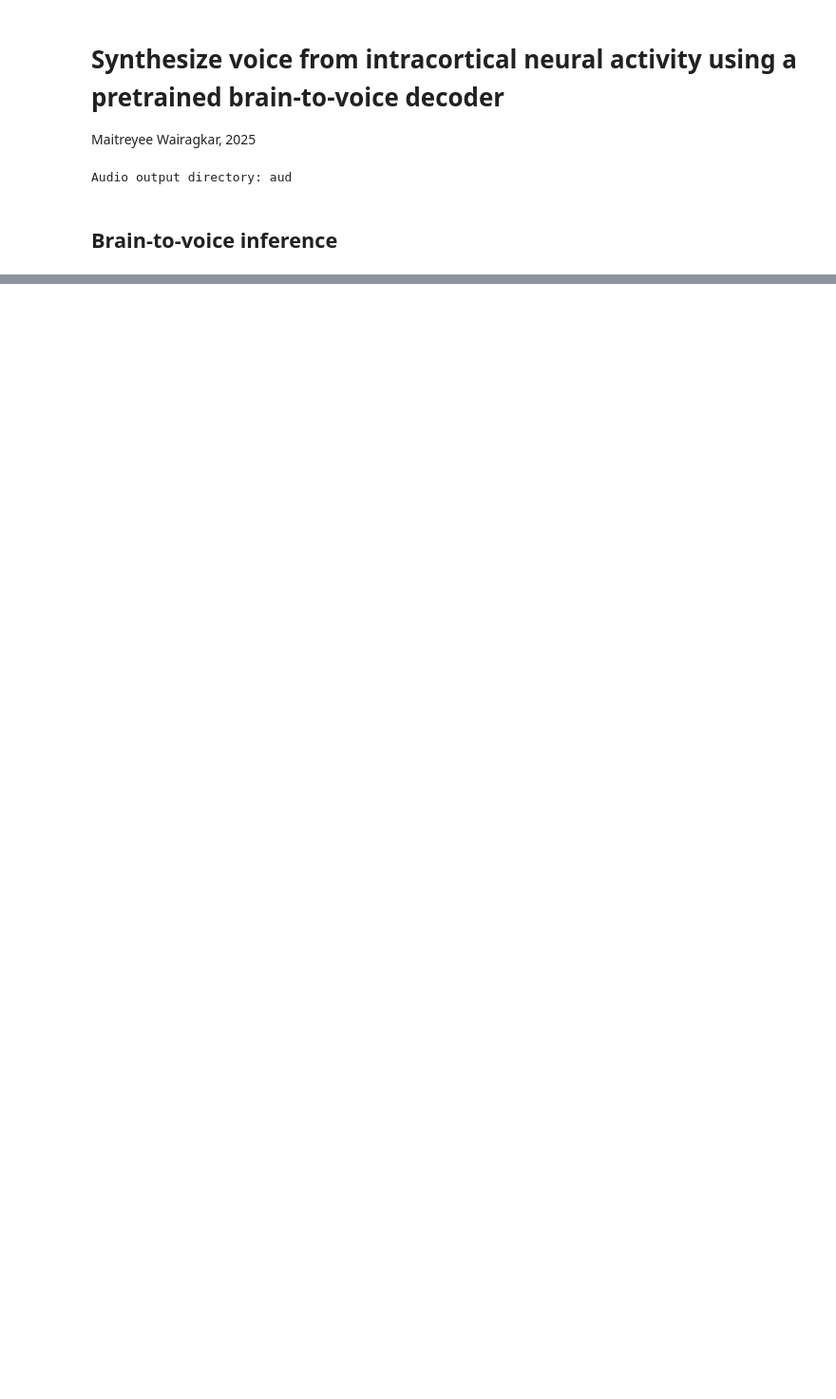
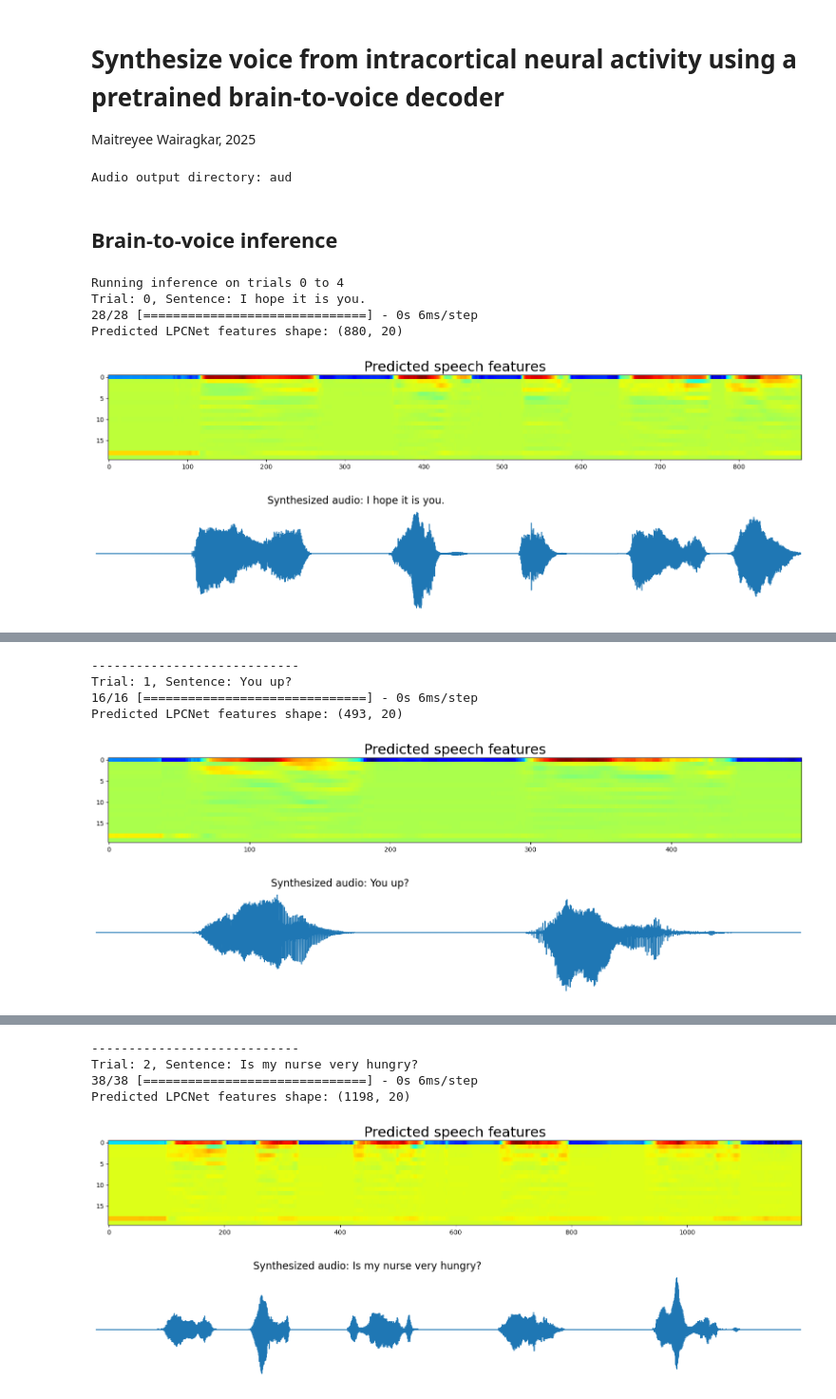
Before and after one commit to Neuroprosthetics-Lab/brain-to-voice-2025, a Jupyter notebook: inference.ipynb, the cells around one changed output, grey strips where cells are left out. Shown at 95% size. Saved outputs shown, nothing was run; the diff lists cells and outputs as text; code cells hidden in the pictures; blank space fills up the shorter version.

Commit message:
add brain-to-voice training and inference

```diff
--- a/inference.ipynb
+++ b/inference.ipynb
@@ -83,8 +83,8 @@ b2voice_model.summary()
 # Brain-to-voice inference on each trial (offline) - synthesize speech from neural data trials
 # =============================================================================================
 
-trial_start = 281
-trial_end   = 286
+trial_start = 0
+trial_end   = 5
 print(f"Running inference on trials {trial_start} to {trial_end - 1}")
 
 save_pred_lpcnet_features = False
@@ -112,36 +112,42 @@ for tr in range(trial_start, trial_end) :
         max_lpc_feat,
     )
 
-    viz_utils.show_img(np.transpose(prediction), title = ["Predicted speech features"], figsize=[20,3])
+    viz_utils.show_img(np.transpose(prediction), title = ["Predicted speech features"], figsize=[16,3])
 
     # Optionally save predicted and ground truth LPCNet features as .mat
     if save_pred_lpcnet_features:
         inference_utils.save_lpcnet_features(
             prediction,
             trial = tr,
             session_name = session_name,
             aud_dat_path = cfg["paths"]["aud_dat_path"],
         )
 
     # Synthesize speech from the predicted LPCNet features and save audio
     pred_sig, fs_pred = inference_utils.synthesize_speech(
         prediction,
         pred_fname = pred_fname + str(tr),
         lpcnet_path = cfg["paths"]["lpcnet_path"],
         aud_dat_path = cfg["paths"]["aud_dat_path"],
         ffmpeg_path = cfg["paths"]["ffmpeg_path"]
     )
 
-
-    # Load the synthesized audio, plot it and play it
+    # Plot and play synthesized audio
     pred_sig = (pred_sig-np.mean(pred_sig))/np.std(pred_sig)  # Normalize for playback
 
     fig = plt.figure(figsize=(20,3))
     plt.plot(pred_sig)
     plt.axis("off")
-    plt.title(f"Synthesized audio: {this_sentence}", fontsize=12)
+    plt.title(f"Synthesized audio: {this_sentence}", fontsize=16)
     plt.xlim(0, len(pred_sig))
     plt.show()
 
     display(Audio(data=pred_sig, rate=16000))
     print("----------------------------")
+# %% [output]
+Running inference on trials 0 to 4
+Trial: 0, Sentence: I hope it is you.
+28/28 [==============================] - 0s 6ms/step
+Predicted LPCNet features shape: (880, 20)
+[figure, added]
+[figure, added]
@@ -147,0 +155,6 @@ for tr in range(trial_start, trial_end) :
+----------------------------
+Trial: 1, Sentence: You up?
+16/16 [==============================] - 0s 6ms/step
+Predicted LPCNet features shape: (493, 20)
+[figure, added]
+[figure, added]
@@ -147,0 +162,6 @@ for tr in range(trial_start, trial_end) :
+----------------------------
+Trial: 2, Sentence: Is my nurse very hungry?
+38/38 [==============================] - 0s 6ms/step
+Predicted LPCNet features shape: (1198, 20)
+[figure, added]
+[figure, added]
```
Also changed, not shown: parts of 1 cell of this notebook.
